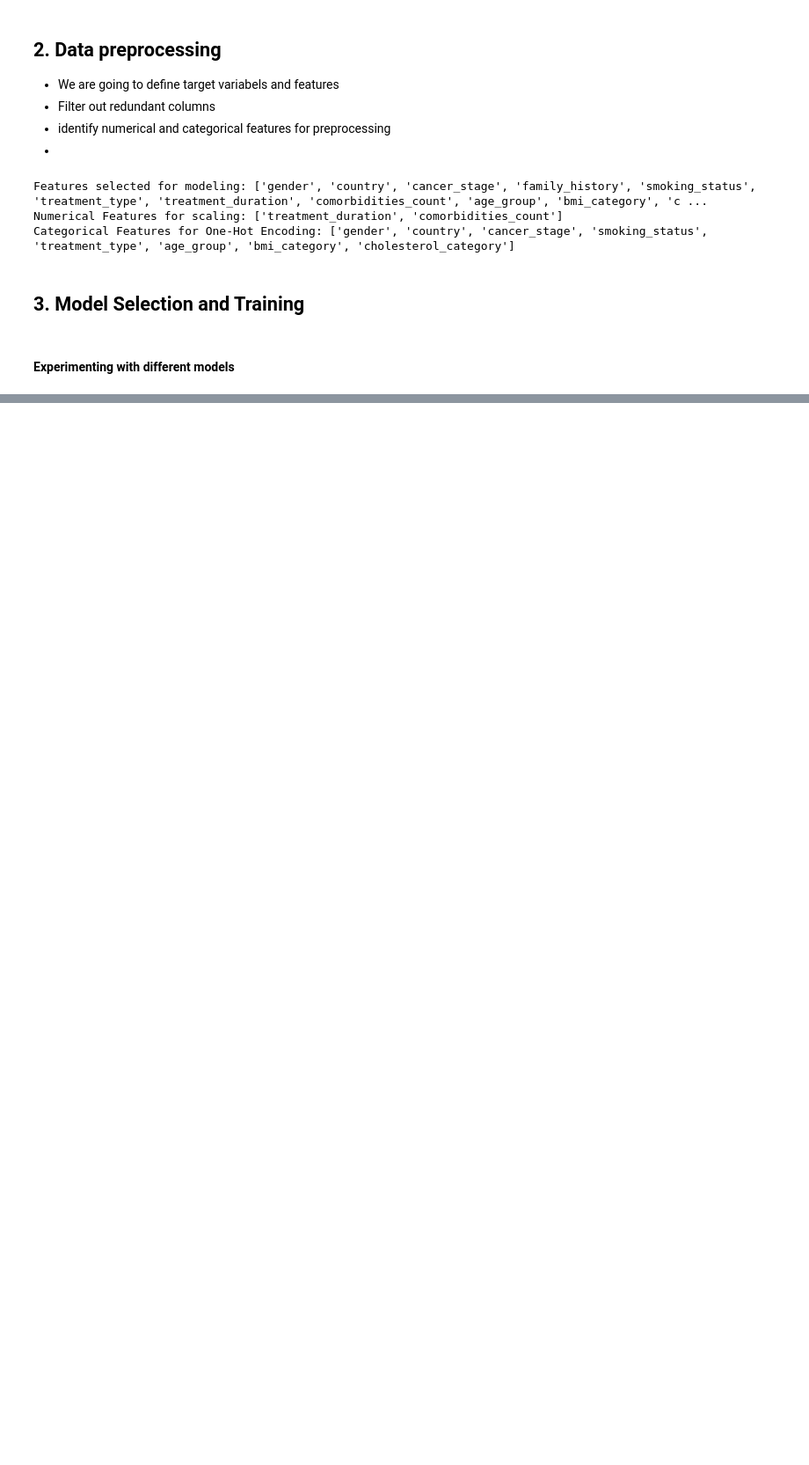
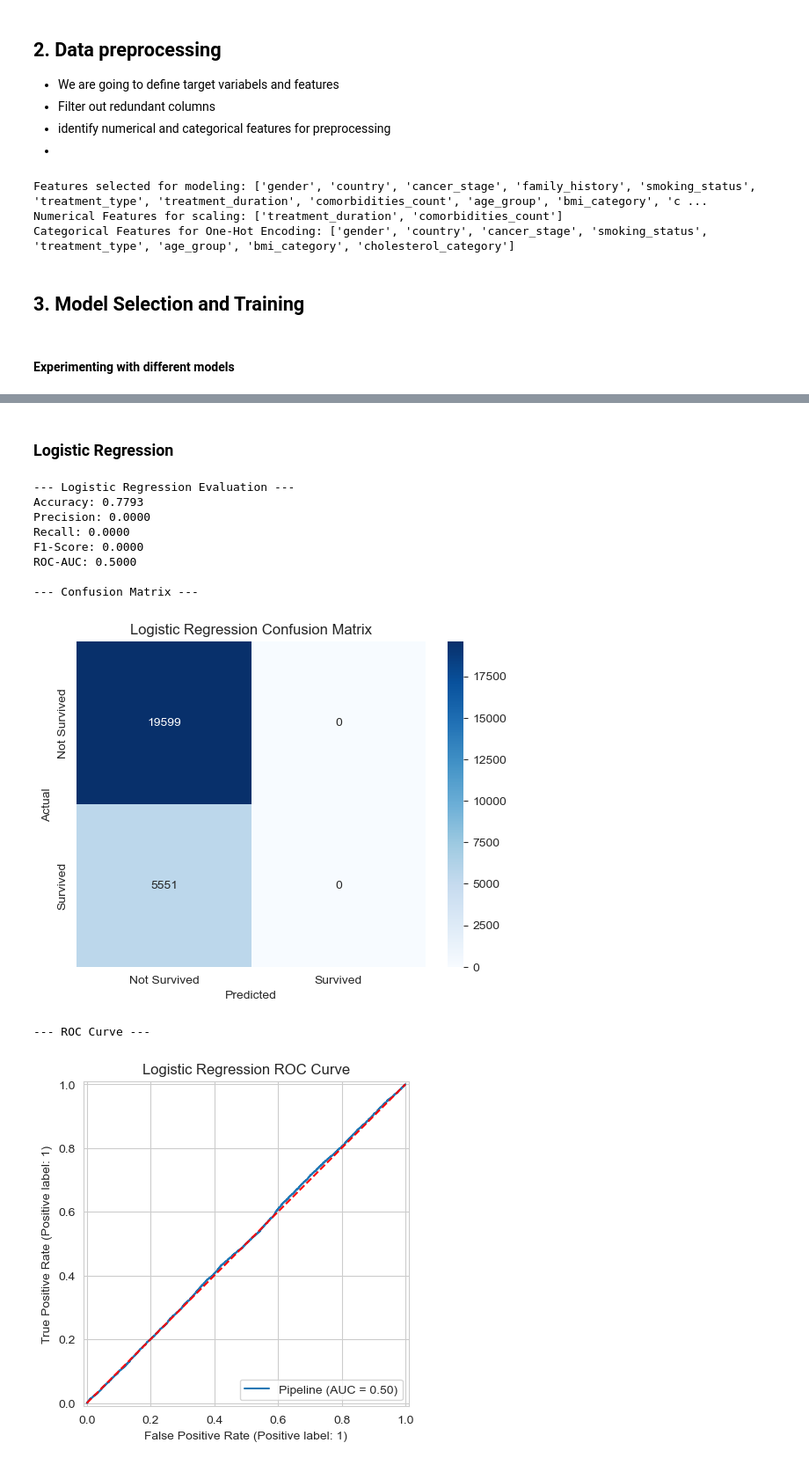
Before and after one commit to Campeon254/DataMining_GroupProject_-Calvin-Tanveer-Samantha-Patricia-Susan-Arlen-, a Jupyter notebook: notebooks/3_data_mining.ipynb, the cells around one changed output, grey strips where cells are left out. Shown at 88% size. Cells and saved outputs as stored; diff of their text form; code cells hidden in the pictures; blank space fills up the shorter version.

```diff
--- a/notebooks/3_data_mining.ipynb
+++ b/notebooks/3_data_mining.ipynb
@@ -246,0 +153,11 @@ print(performance_df.sort_values(by='ROC-AUC', ascending=False))
+# %%
+# Split data into 80% training and 20% testing
+X_train, X_test, y_train, y_test = train_test_split(
+    X, y,
+    test_size=0.2,
+    random_state=42,
+    stratify=y  # Ensures the same proportion of classes in train and test sets
+)
+
+print(f"Training set size: {X_train.shape[0]} samples")
+print(f"Testing set size: {X_test.shape[0]} samples")
@@ -246,0 +167,52 @@ print(performance_df.sort_values(by='ROC-AUC', ascending=False))
+# %% [markdown]
+### Logistic Regression
+# %%
+# Create the pipeline with preprocessor and classifier
+pipeline_lr = Pipeline(steps=[
+    ('preprocessor', preprocessor),
+    ('classifier', LogisticRegression(random_state=42, max_iter=1000))
+])
+
+# Train the model
+pipeline_lr.fit(X_train, y_train)
+
+# Make predictions on the test set
+y_pred_lr = pipeline_lr.predict(X_test)
+
+# --- Output and Visualization ---
+
+# 1. Print Classification Metrics
+print("--- Logistic Regression Evaluation ---")
+print(f"Accuracy: {accuracy_score(y_test, y_pred_lr):.4f}")
+print(f"Precision: {precision_score(y_test, y_pred_lr):.4f}")
+print(f"Recall: {recall_score(y_test, y_pred_lr):.4f}")
+print(f"F1-Score: {f1_score(y_test, y_pred_lr):.4f}")
+print(f"ROC-AUC: {roc_auc_score(y_test, y_pred_lr):.4f}\n")
+
+# 2. Plot Confusion Matrix
+print("--- Confusion Matrix ---")
+cm_lr = confusion_matrix(y_test, y_pred_lr)
+sns.heatmap(cm_lr, annot=True, fmt='d', cmap='Blues', xticklabels=['Not Survived', 'Survived'], yticklabels=['Not Survived', 'Survived'])
+plt.xlabel('Predicted')
+plt.ylabel('Actual')
+plt.title('Logistic Regression Confusion Matrix')
+plt.show()
+
+# 3. Plot ROC Curve
+print("\n--- ROC Curve ---")
+RocCurveDisplay.from_estimator(pipeline_lr, X_test, y_test)
+plt.title('Logistic Regression ROC Curve')
+plt.plot([0, 1], [0, 1], 'r--') # Dashed diagonal
+plt.show()
+# %% [output]
+--- Logistic Regression Evaluation ---
+Accuracy: 0.7793
+Precision: 0.0000
+Recall: 0.0000
+F1-Score: 0.0000
+ROC-AUC: 0.5000
+
+--- Confusion Matrix ---
+[figure, added]
+--- ROC Curve ---
+[figure, added]
```
Also changed, not shown: parts of 10 cells of this notebook, 2 other files.
